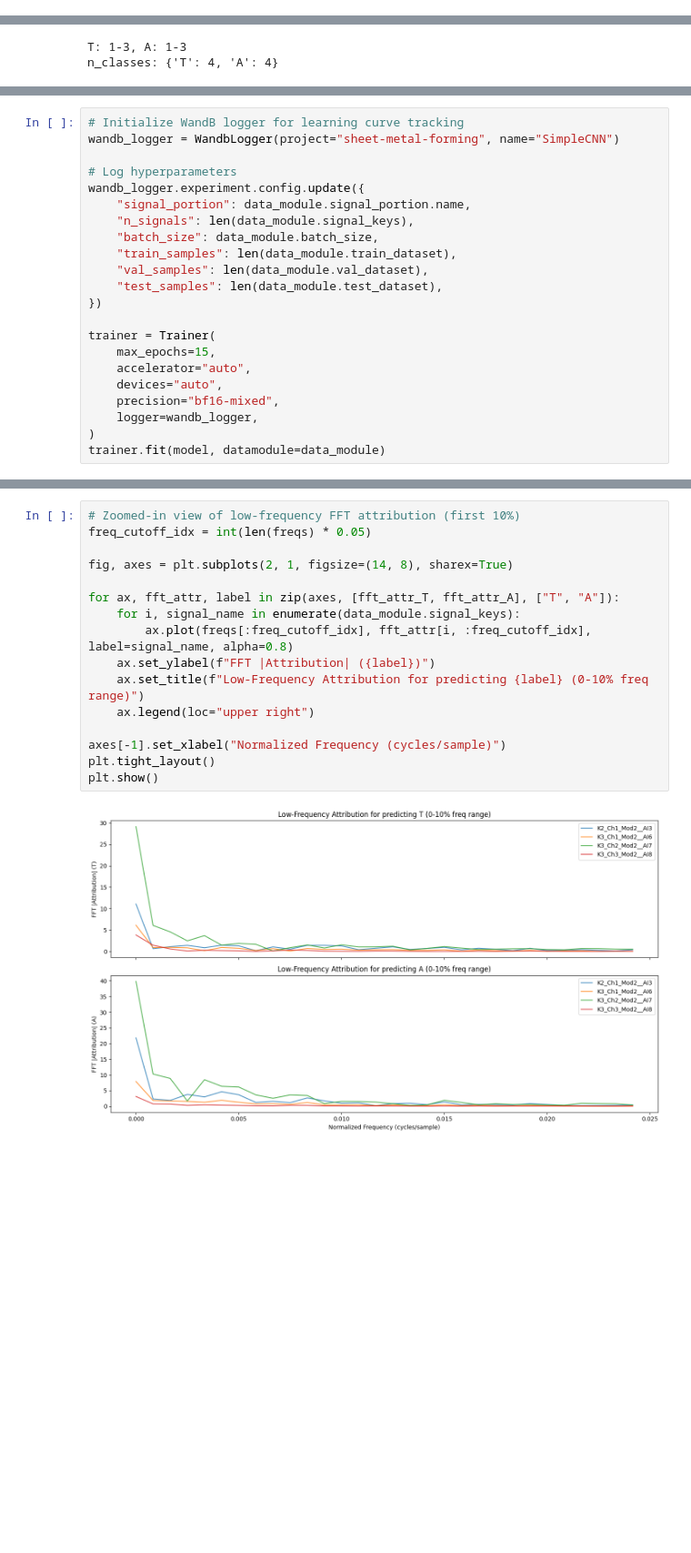
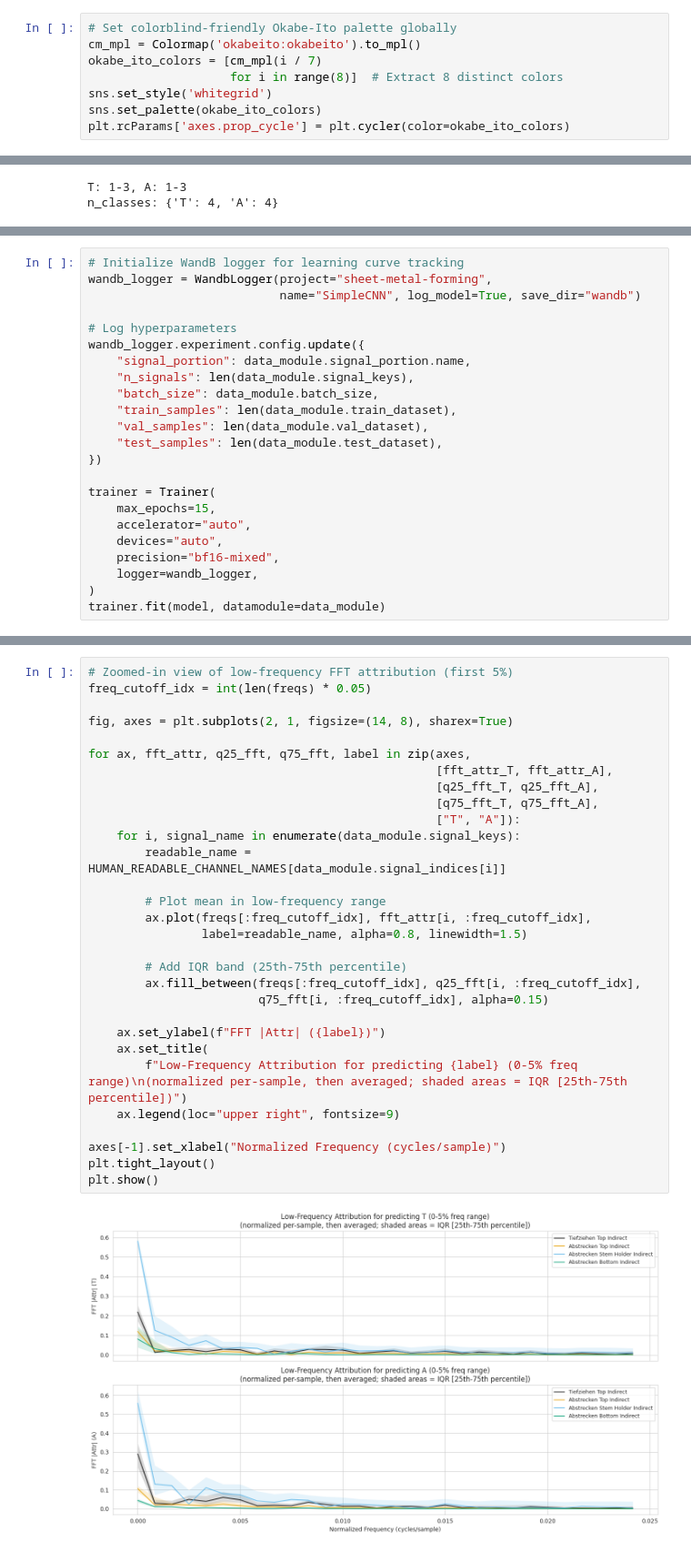
Before and after one commit to felixdivo/sheet-metal-forming-measurement-comparison, a Jupyter notebook: eval-models.ipynb, the cells around one changed output, grey strips where cells are left out. Shown at 91% size. Saved outputs shown, nothing was run; the diff lists cells and outputs as text; blank space fills up the shorter version.

```diff
--- a/eval-models.ipynb
+++ b/eval-models.ipynb
@@ -26,3 +28,11 @@ torch.set_float32_matmul_precision("medium")
+# %%
+# Set colorblind-friendly Okabe-Ito palette globally
+cm_mpl = Colormap('okabeito:okabeito').to_mpl()
+okabe_ito_colors = [cm_mpl(i / 7)
+                    for i in range(8)]  # Extract 8 distinct colors
+sns.set_style('whitegrid')
+sns.set_palette(okabe_ito_colors)
+plt.rcParams['axes.prop_cycle'] = plt.cycler(color=okabe_ito_colors)
 # %%
 wandb.login()
 # %% [output]
@@ -357,7 +391,8 @@ Estimated Total Size (MB): 55.23
 ===================================================================================================================
 # %%
 # Initialize WandB logger for learning curve tracking
-wandb_logger = WandbLogger(project="sheet-metal-forming", name="SimpleCNN")
+wandb_logger = WandbLogger(project="sheet-metal-forming",
+                           name="SimpleCNN", log_model=True, save_dir="wandb")
 
 # Log hyperparameters
 wandb_logger.experiment.config.update({
@@ -594,18 +693,32 @@ plt.show()
 # %%
-# Zoomed-in view of low-frequency FFT attribution (first 10%)
+# Zoomed-in view of low-frequency FFT attribution (first 5%)
 freq_cutoff_idx = int(len(freqs) * 0.05)
 
 fig, axes = plt.subplots(2, 1, figsize=(14, 8), sharex=True)
 
-for ax, fft_attr, label in zip(axes, [fft_attr_T, fft_attr_A], ["T", "A"]):
+for ax, fft_attr, q25_fft, q75_fft, label in zip(axes,
+                                                 [fft_attr_T, fft_attr_A],
+                                                 [q25_fft_T, q25_fft_A],
+                                                 [q75_fft_T, q75_fft_A],
+                                                 ["T", "A"]):
     for i, signal_name in enumerate(data_module.signal_keys):
-        ax.plot(freqs[:freq_cutoff_idx], fft_attr[i, :freq_cutoff_idx], label=signal_name, alpha=0.8)
-    ax.set_ylabel(f"FFT |Attribution| ({label})")
-    ax.set_title(f"Low-Frequency Attribution for predicting {label} (0-10% freq range)")
-    ax.legend(loc="upper right")
+        readable_name = HUMAN_READABLE_CHANNEL_NAMES[data_module.signal_indices[i]]
+
+        # Plot mean in low-frequency range
+        ax.plot(freqs[:freq_cutoff_idx], fft_attr[i, :freq_cutoff_idx],
+                label=readable_name, alpha=0.8, linewidth=1.5)
+
+        # Add IQR band (25th-75th percentile)
+        ax.fill_between(freqs[:freq_cutoff_idx], q25_fft[i, :freq_cutoff_idx],
+                        q75_fft[i, :freq_cutoff_idx], alpha=0.15)
+
+    ax.set_ylabel(f"FFT |Attr| ({label})")
+    ax.set_title(
+        f"Low-Frequency Attribution for predicting {label} (0-5% freq range)\n(normalized per-sample, then averaged; shaded areas = IQR [25th-75th percentile])")
+    ax.legend(loc="upper right", fontsize=9)
 
 axes[-1].set_xlabel("Normalized Frequency (cycles/sample)")
 plt.tight_layout()
 plt.show()
 # %% [output]
-[figure, old version]
+[figure, new version]
```
Also changed, not shown: parts of 11 cells of this notebook, 2 other files.
